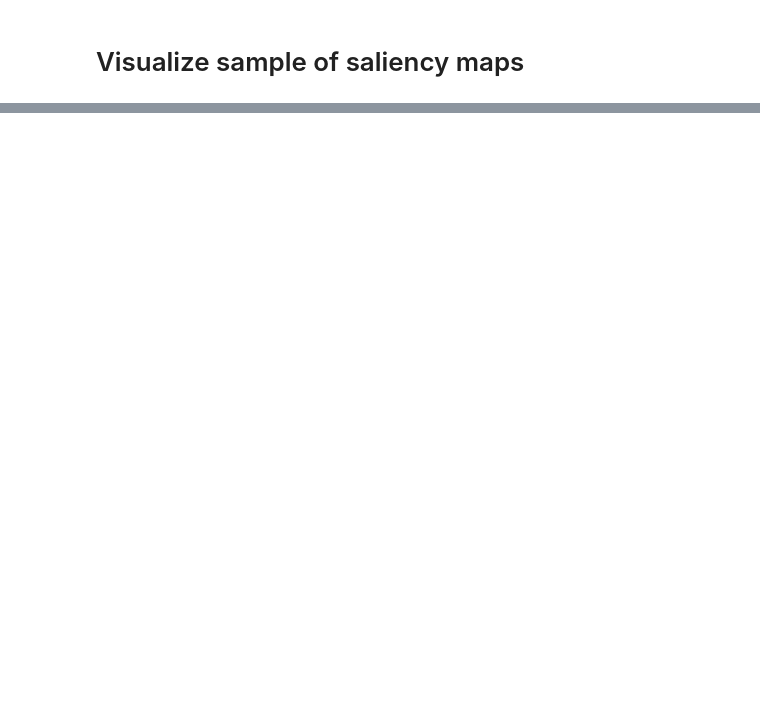
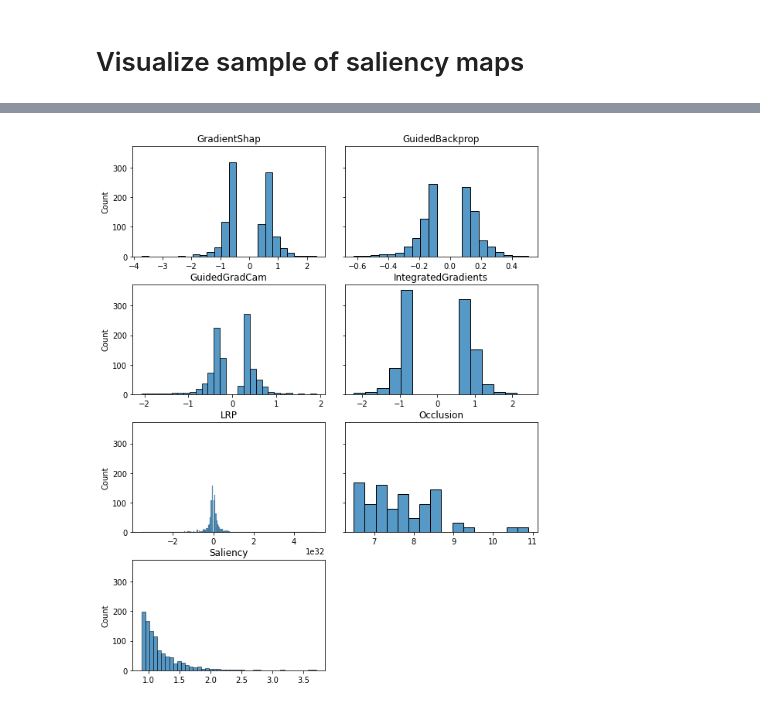
Before and after one commit to mdnam2410/thesis, a Jupyter notebook: visualization.ipynb, the cells around one changed output, grey strips where cells are left out. Cells and saved outputs as stored; diff of their text form; code cells hidden in the pictures; blank space fills up the shorter version.

```diff
--- a/visualization.ipynb
+++ b/visualization.ipynb
@@ -281,0 +288,22 @@ Clipping input data to the valid range for imshow with RGB data ([0..1] for floa
+# %%
+def plot_saliency_distribution(explanations, blackbox, methods):
+    num_methods = len(methods)
+    fig, axes = plt.subplots(4, 2, figsize=(8, 10), sharey=True)
+    fig.tight_layout(w_pad=1, h_pad=1.5)
+
+    for i, ax in enumerate(axes.flat):
+        if i >= num_methods:
+            ax.axis('off')
+            continue
+
+        topk = explanations[blackbox][methods[i]]
+        topk = topk[get_top_k(topk, 1000)]
+        sns.histplot(topk.numpy(), ax=ax).set(title=methods[i])
+
+    return fig, axes
+# %%
+fig_dis_resnet, _ = plot_saliency_distribution(explanations, 'ResNet', methods)
+fig_dis_resnet.savefig('figures/saliency-maps-value-distribution-resnet.png', bbox_inches='tight')
+plt.show()
+# %% [output]
+[figure, added]
```
Also changed, not shown: parts of 15 cells of this notebook, 19 other files.
